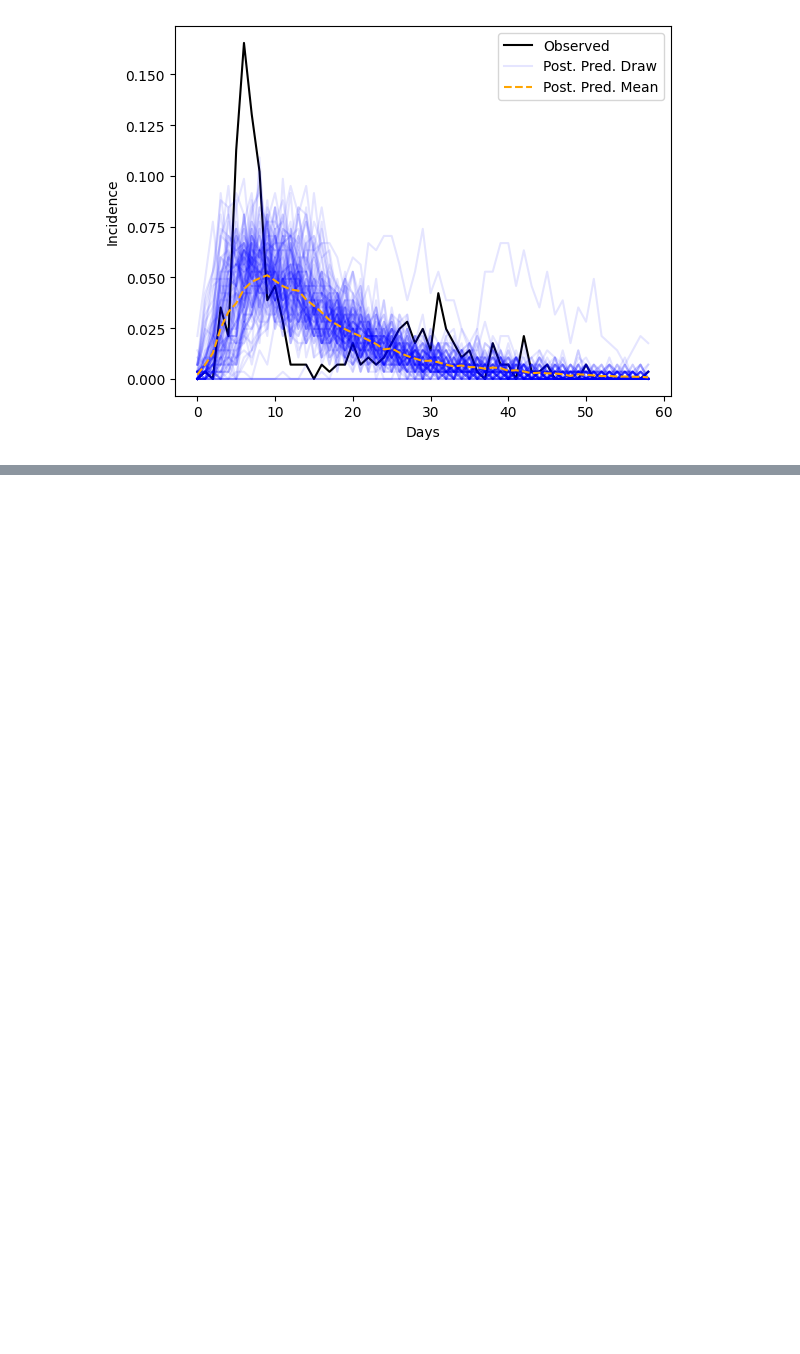
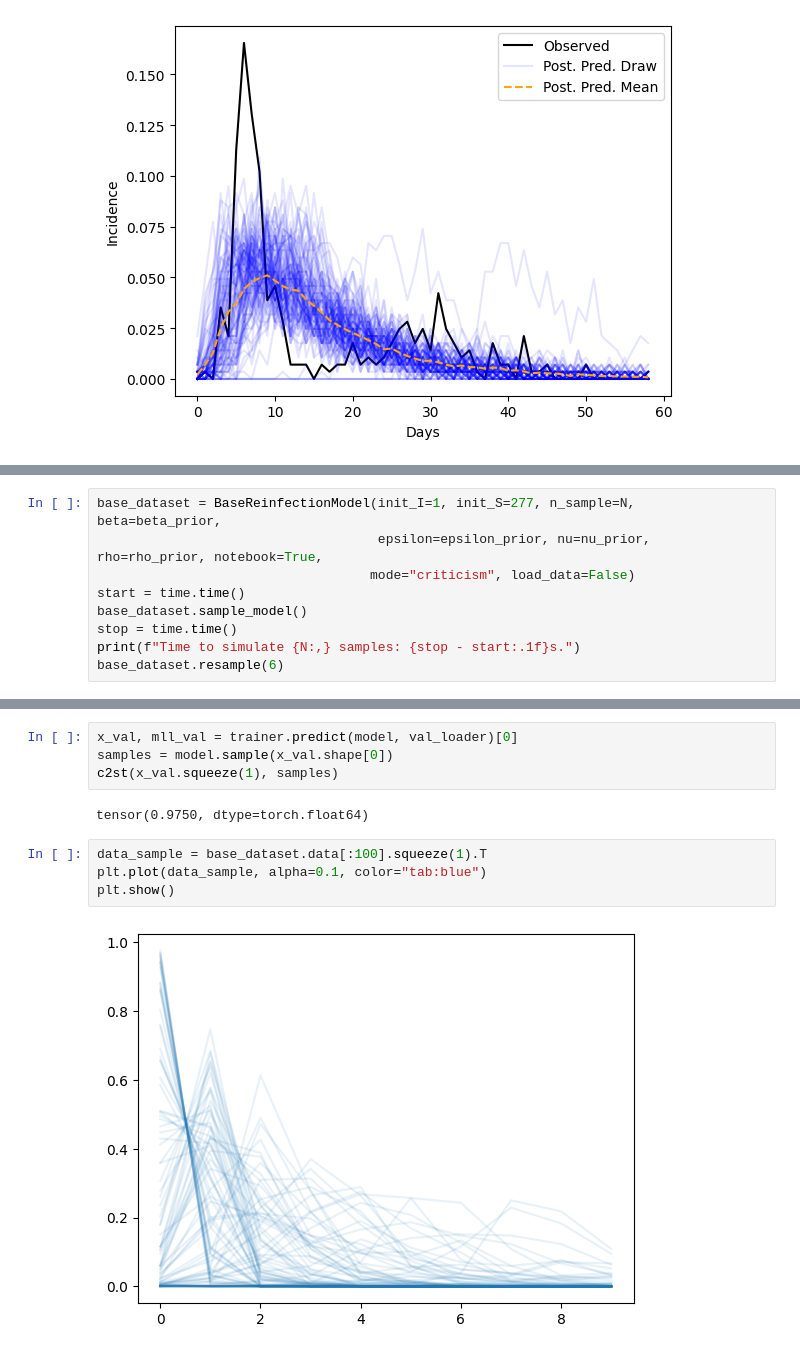
Before and after one commit to chathasphere/sim-select, a Jupyter notebook: notebooks/08_base_reinfection_model.ipynb, the cells around one changed output, grey strips where cells are left out. Drawn from its saved outputs; the diff is of its cells as text; blank space fills up the shorter version.

```diff
--- a/notebooks/08_base_reinfection_model.ipynb
+++ b/notebooks/08_base_reinfection_model.ipynb
@@ -170,0 +217,9 @@ RuntimeError: mat1 and mat2 shapes cannot be multiplied (100x63 and 12x64)
+# %%
+base_dataset = BaseReinfectionModel(init_I=1, init_S=277, n_sample=N, beta=beta_prior,
+                                    epsilon=epsilon_prior, nu=nu_prior, rho=rho_prior, notebook=True,
+                                   mode="criticism", load_data=False)
+start = time.time()
+base_dataset.sample_model()
+stop = time.time()
+print(f"Time to simulate {N:,} samples: {stop - start:.1f}s.")
+base_dataset.resample(6)
@@ -170,0 +255,12 @@ RuntimeError: mat1 and mat2 shapes cannot be multiplied (100x63 and 12x64)
+# %%
+x_val, mll_val = trainer.predict(model, val_loader)[0]
+samples = model.sample(x_val.shape[0])
+c2st(x_val.squeeze(1), samples)
+# %% [output]
+tensor(0.9750, dtype=torch.float64)
+# %%
+data_sample = base_dataset.data[:100].squeeze(1).T
+plt.plot(data_sample, alpha=0.1, color="tab:blue")
+plt.show()
+# %% [output]
+[figure, added]
```
Also changed, not shown: parts of 20 cells of this notebook, 4 other files.
